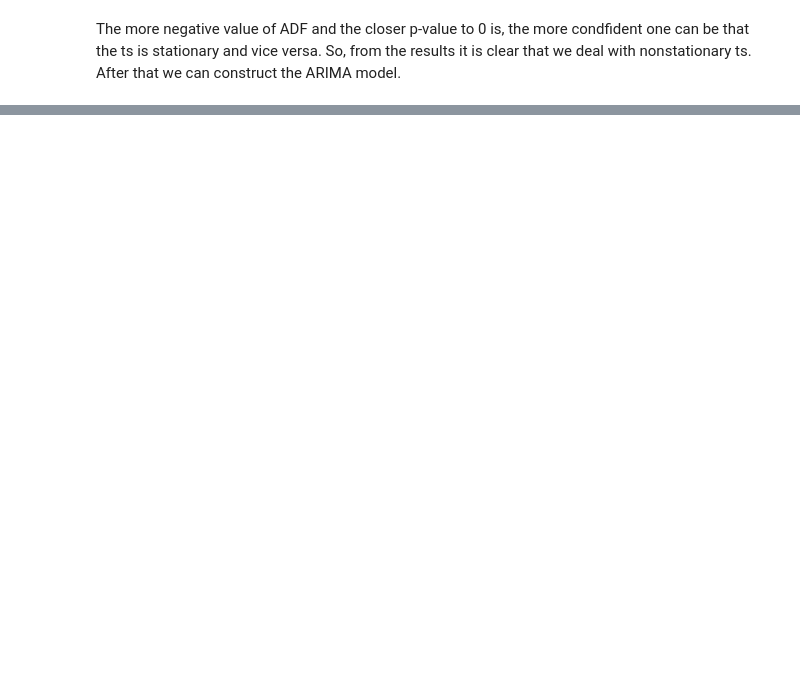
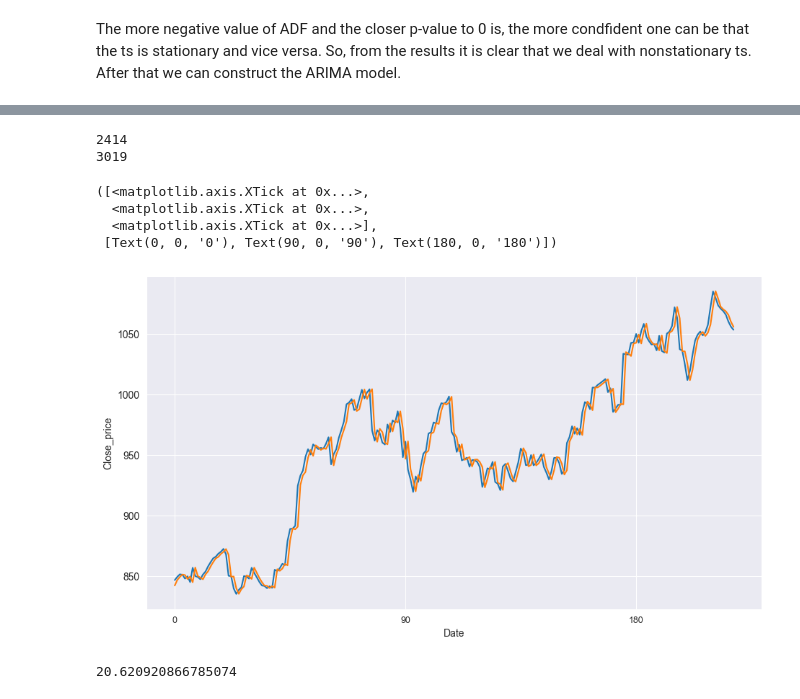
Before and after one commit to REDISKA3000/course_prj, a Jupyter notebook: arima_forecasting.ipynb, the cells around one changed output, grey strips where cells are left out. Drawn from its saved outputs; the diff is of its cells as text; code cells hidden in the pictures; blank space fills up the shorter version.

```diff
--- a/arima_forecasting.ipynb
+++ b/arima_forecasting.ipynb
@@ -136,3 +133,6 @@ axes[1].plot(list(np.mean(df['Close'][:i]) for i in range (0,len(df['Close'].val
 axes[1].legend(loc='upper left');
 # %% [output]
 [figure]
+# %%
+rolling_mean = df['Close'].rolling(window = 12).mean()
+df['rolling_mean_diff'] = rolling_mean - rolling_mean.shift()
@@ -153,0 +192,4 @@ fit_sarimax.plot_diagnostics(lags = 12, figsize = (20,10))
+# %%
+model = SARIMAX(df['Close'], order=(1, 1, 3))
+# %%
+arima = model.fit()
@@ -154,3 +205,8 @@ fit_sarimax.plot_diagnostics(lags = 12, figsize = (20,10))
 # %%
-predicts = fit_sarimax.predict(start = int(len(df_new)*0.8)-1, end = len(df_new))
-predicts_1 = fit_sarimax.predict(start = 0, end = int(len(df_new)*0.8)-1)
+predicts = arima.predict(start = 2800, end = 3018)#len(df) - int(len(df)*0.8)-1
+#predicts_1 = fit_arima.predict(start = 0, end = int(len(df)*0.8)-1)
+print(int(len(df)*0.8)-1)
+print(len(df))
+# %% [output]
+2414
+3019
@@ -160,0 +213,18 @@ plt.plot(predicts)
+# %%
+plt.figure(figsize= (11,6))
+plt.plot(df['Close'].values[2800:])
+plt.plot(predicts.values)
+plt.xlabel('Date')
+plt.ylabel('Close_price')
+#plt.yticks(np.arange(test[2800:].min(), test[2800:].max(),40),size = 9)
+plt.xticks([ i for i in range(0,len(df['Close'][2800:]),90) ], size = 9)
+# %% [output]
+([<matplotlib.axis.XTick at 0x...>,
+  <matplotlib.axis.XTick at 0x...>,
+  <matplotlib.axis.XTick at 0x...>],
+ [Text(0, 0, '0'), Text(90, 0, '90'), Text(180, 0, '180')])
+[figure, added]
+# %%
+mean_absolute_error(test.values[:50],predicts)
+# %% [output]
+20.620920866785074
```
Also changed, not shown: parts of 17 cells of this notebook.
